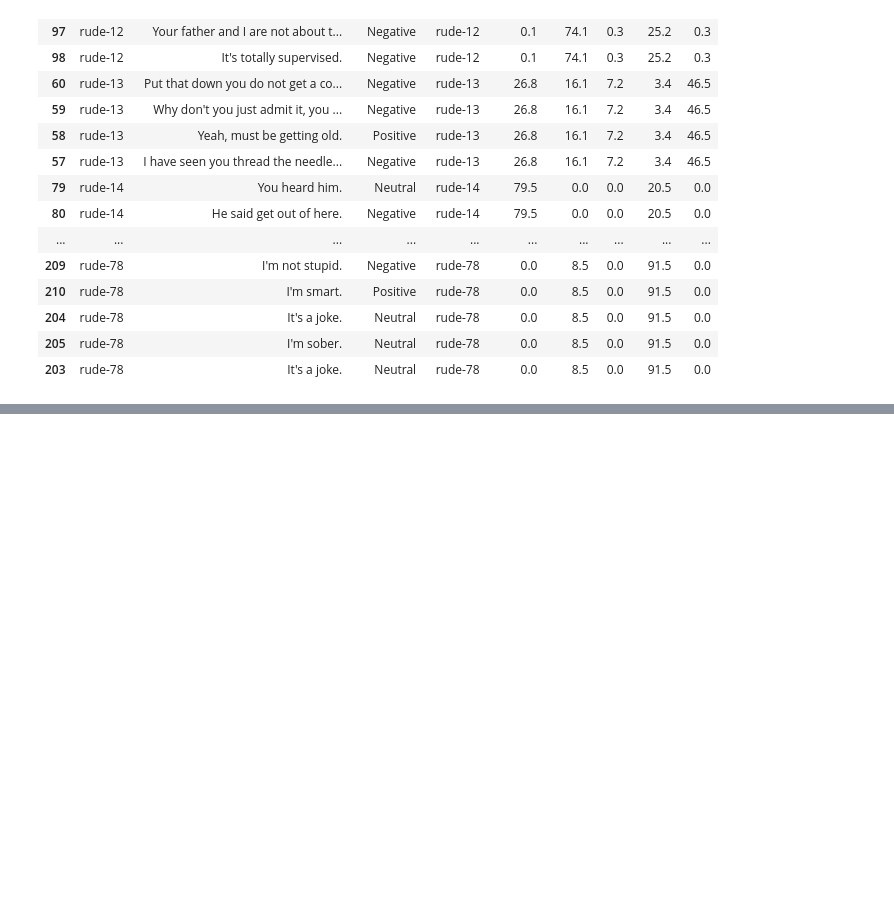
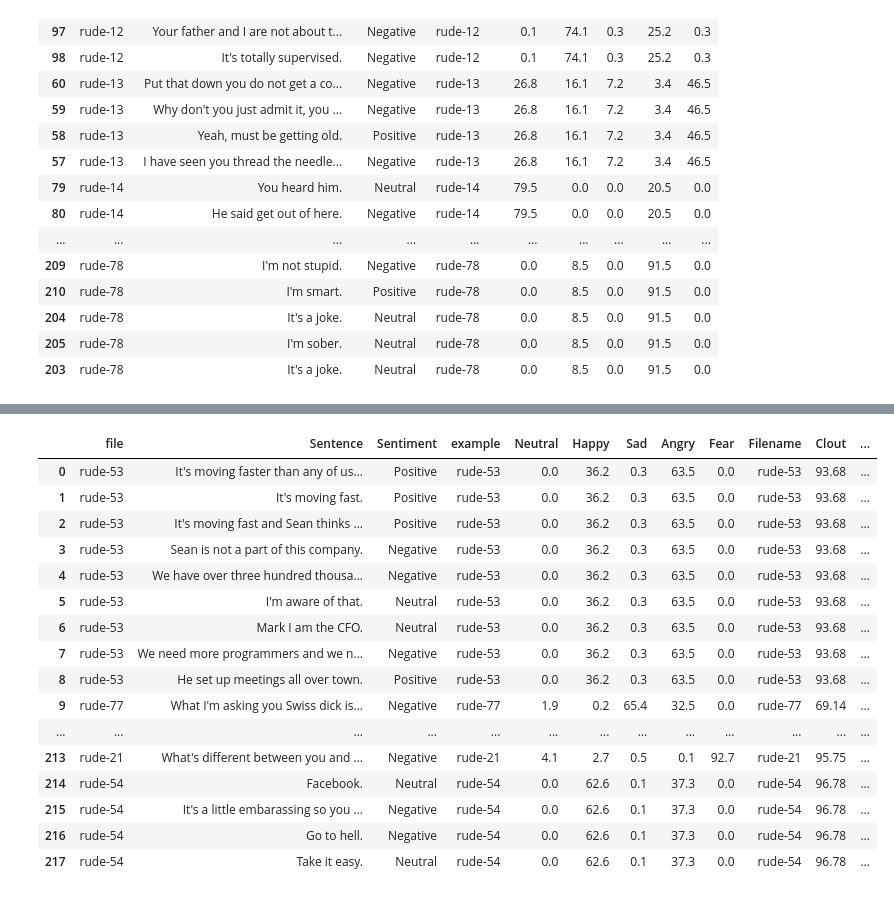
Before and after one commit to karangrewal/Rudeness-Classifier, a Jupyter notebook: rudeness_sentiment.ipynb, the cells around one changed output, grey strips where cells are left out. Saved outputs shown, nothing was run; the diff lists cells and outputs as text; code cells hidden in the pictures; blank space fills up the shorter version.

Commit message:
Speech Text liwc df

```diff
--- a/rudeness_sentiment.ipynb
+++ b/rudeness_sentiment.ipynb
@@ -171,3 +171,7 @@ final_df.sort_values('file')
 | 204 | rude-78 | It's a joke. | Neutral | rude-78 | 0.0 | 8.5 | 0.0 | 91.5 | 0.0 |
 | 205 | rude-78 | I'm sober. | Neutral | rude-78 | 0.0 | 8.5 | 0.0 | 91.5 | 0.0 |
 | 203 | rude-78 | It's a joke. | Neutral | rude-78 | 0.0 | 8.5 | 0.0 | 91.5 | 0.0 |
+# %%
+liwc_df = pd.read_csv('liwc_results.csv')
+# %%
+liwc_df['Filename'] = liwc_df['Filename'].map(lambda string: string[:-4])
@@ -173,0 +208,23 @@ final_df.sort_values('file')
+# %%
+final_df_2 = pd.merge(final_df, liwc_df[['Filename', 'Clout', 'posemo', 'negemo', 'anx', 'anger', 'sad']], left_on=['file'], right_on=['Filename'])
+# %%
+pd.set_option('display.max_columns', 150)
+final_df_2
+# %% [output]
+|  | file | Sentence | Sentiment | example | Neutral | Happy | Sad | Angry | Fear | Filename | Clout | ... |
+| 0 | rude-53 | It's moving faster than any of us... | Positive | rude-53 | 0.0 | 36.2 | 0.3 | 63.5 | 0.0 | rude-53 | 93.68 | ... |
+| 1 | rude-53 | It's moving fast. | Positive | rude-53 | 0.0 | 36.2 | 0.3 | 63.5 | 0.0 | rude-53 | 93.68 | ... |
+| 2 | rude-53 | It's moving fast and Sean thinks ... | Positive | rude-53 | 0.0 | 36.2 | 0.3 | 63.5 | 0.0 | rude-53 | 93.68 | ... |
+| 3 | rude-53 | Sean is not a part of this company. | Negative | rude-53 | 0.0 | 36.2 | 0.3 | 63.5 | 0.0 | rude-53 | 93.68 | ... |
+| 4 | rude-53 | We have over three hundred thousa... | Negative | rude-53 | 0.0 | 36.2 | 0.3 | 63.5 | 0.0 | rude-53 | 93.68 | ... |
+| 5 | rude-53 | I'm aware of that. | Neutral | rude-53 | 0.0 | 36.2 | 0.3 | 63.5 | 0.0 | rude-53 | 93.68 | ... |
+| 6 | rude-53 | Mark I am the CFO. | Neutral | rude-53 | 0.0 | 36.2 | 0.3 | 63.5 | 0.0 | rude-53 | 93.68 | ... |
+| 7 | rude-53 | We need more programmers and we n... | Negative | rude-53 | 0.0 | 36.2 | 0.3 | 63.5 | 0.0 | rude-53 | 93.68 | ... |
+| 8 | rude-53 | He set up meetings all over town. | Positive | rude-53 | 0.0 | 36.2 | 0.3 | 63.5 | 0.0 | rude-53 | 93.68 | ... |
+| 9 | rude-77 | What I'm asking you Swiss dick is... | Negative | rude-77 | 1.9 | 0.2 | 65.4 | 32.5 | 0.0 | rude-77 | 69.14 | ... |
+| ... | ... | ... | ... | ... | ... | ... | ... | ... | ... | ... | ... | ... |
+| 213 | rude-21 | What's different between you and ... | Negative | rude-21 | 4.1 | 2.7 | 0.5 | 0.1 | 92.7 | rude-21 | 95.75 | ... |
+| 214 | rude-54 | Facebook. | Neutral | rude-54 | 0.0 | 62.6 | 0.1 | 37.3 | 0.0 | rude-54 | 96.78 | ... |
+| 215 | rude-54 | It's a little embarassing so you ... | Negative | rude-54 | 0.0 | 62.6 | 0.1 | 37.3 | 0.0 | rude-54 | 96.78 | ... |
+| 216 | rude-54 | Go to hell. | Negative | rude-54 | 0.0 | 62.6 | 0.1 | 37.3 | 0.0 | rude-54 | 96.78 | ... |
+| 217 | rude-54 | Take it easy. | Neutral | rude-54 | 0.0 | 62.6 | 0.1 | 37.3 | 0.0 | rude-54 | 96.78 | ... |
```
Also changed, not shown: parts of 2 cells of this notebook.
